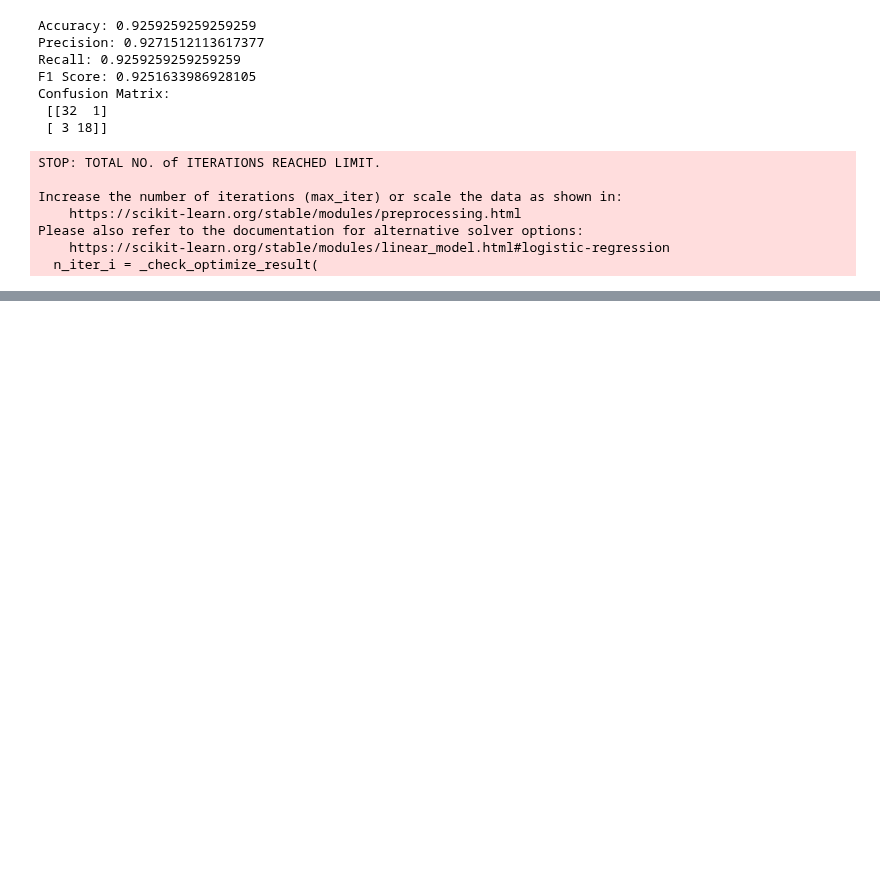
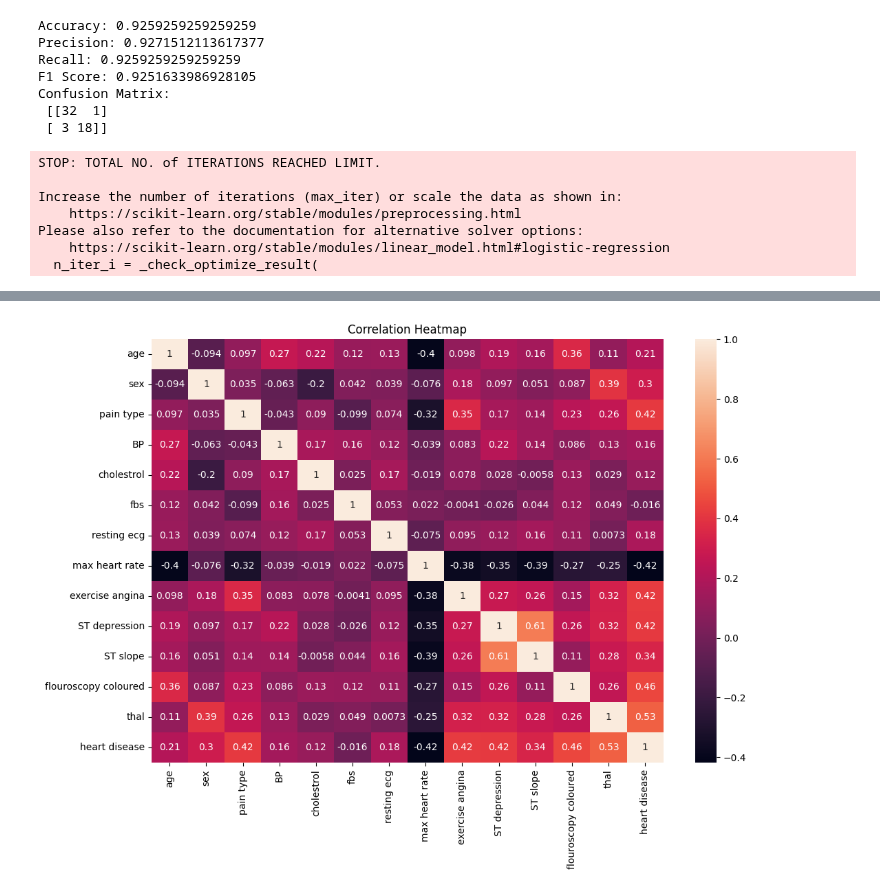
Before and after one commit to Dibyendu-Sen/Data_Analytics, a Jupyter notebook: codes/git_plot.ipynb, the cells around one changed output, grey strips where cells are left out. Cells and saved outputs as stored; diff of their text form; code cells hidden in the pictures; blank space fills up the shorter version.

```diff
--- a/codes/git_plot.ipynb
+++ b/codes/git_plot.ipynb
@@ -73,0 +146,7 @@ Please also refer to the documentation for alternative solver options:
+# %%
+plt.figure(figsize=(12,8))
+sns.heatmap(df.corr(), annot=True)
+plt.title("Correlation Heatmap")
+plt.show()
+# %% [output]
+[figure, added]
```
Also changed, not shown: parts of 13 cells of this notebook.
